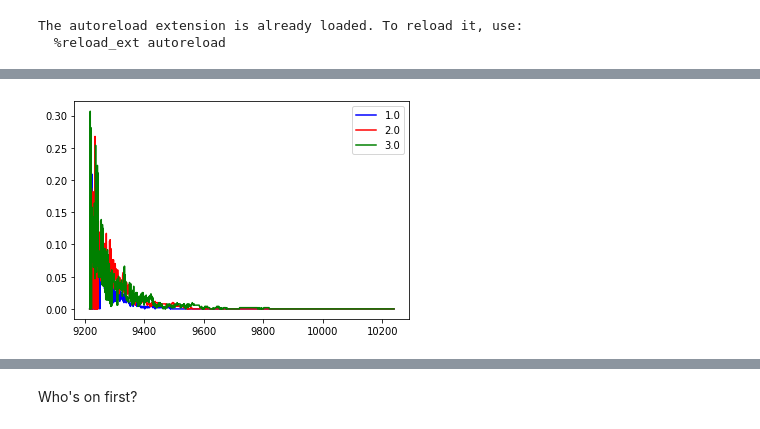
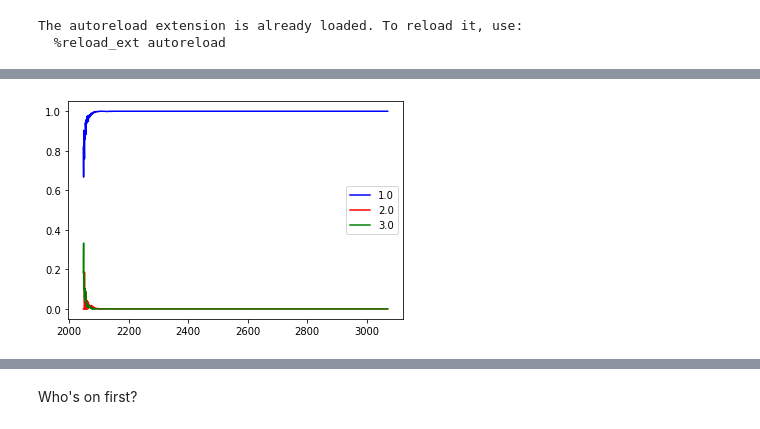
Before and after one commit to hickman-santini/chaos-season, a Jupyter notebook: myfootball.ipynb, the cells around one changed output, grey strips where cells are left out. Cells and saved outputs as stored; diff of their text form; code cells hidden in the pictures.

```diff
--- a/myfootball.ipynb
+++ b/myfootball.ipynb
@@ -27,6 +46,6 @@ uu2.plot_rank_freq()
 # %%
-uu3 = universe(crowd={'inside':3,'side':3,'pmm':3,'truth':1}, p_t=0.55)
+uu3 = universe(crowd={'side':1,'oversure':1,'truth':1}, p_t=0.8)
 uu3.play()
 uu3.plot_rank_freq()
 # %% [output]
-[figure, old version]
+[figure, new version]
```
Also changed, not shown: parts of 7 cells of this notebook, 2 other files.
